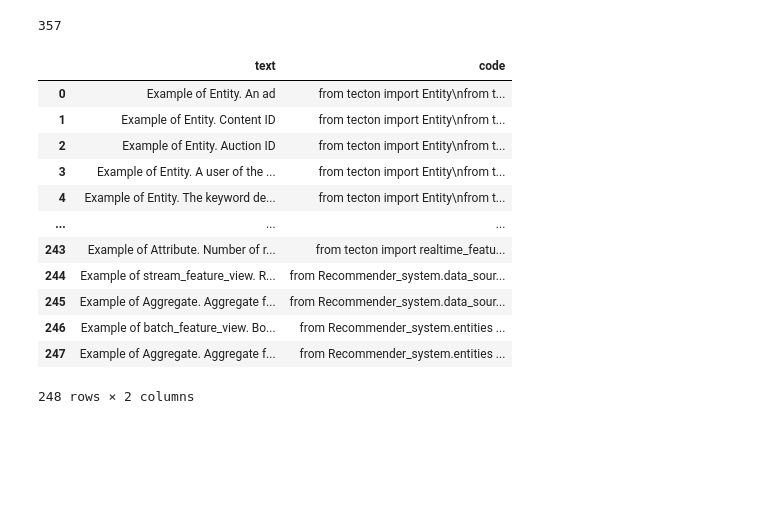
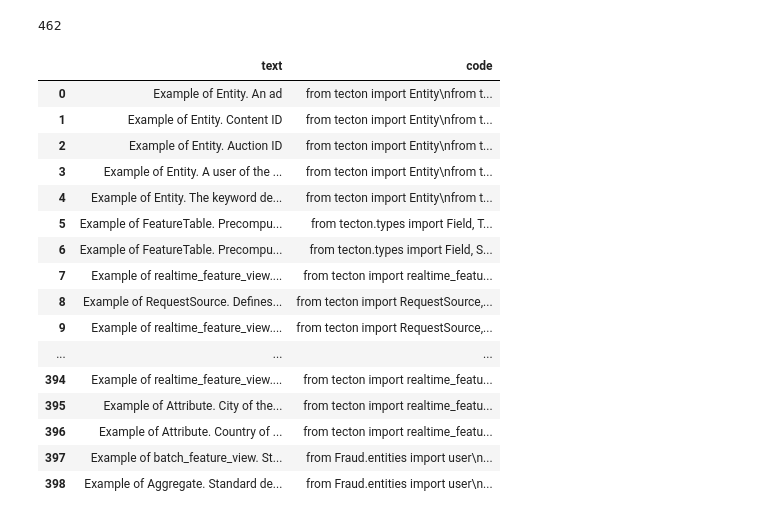
Before and after one commit to tecton-ai/tecton-sample-repo, a Jupyter notebook: genai/notebooks/ingestion.ipynb, the cells around one changed output. Cells and saved outputs as stored; diff of their text form; code cells hidden in the pictures; blank space fills up the shorter version.

Commit message:
Added more feature examples (#84)

````diff
--- a/genai/notebooks/ingestion.ipynb
+++ b/genai/notebooks/ingestion.ipynb
@@ -3,7 +16,6 @@ import re
 from unstructured.partition.md import partition_md
 from unstructured.chunking.dispatch import chunk
 from tecton_gen_ai.api import Agent
-from multiprocess import Pool
 import pandas as pd
 import os
 import tqdm
@@ -17,7 +29,7 @@ class Declarations(BaseModel):
 Each tuple contains the object/function name and the description.
 
 You should only extract:
-- Tecton classes and docorated functions
+- Tecton classes and decorated functions
 - Tecton objects embedded in other objects (e.g. SnowflakeConfig in BatchSource, Attribute and Aggregate)
 - Unit tests (set the first value in the tuple as "test")
 
@@ -25,7 +37,7 @@ Pay attention to the import statements at the beginning that tells you which obj
 
 Don't extract declarations that are commented out
 
-The description should be under 100 words
+The description should be under 150 words
 
 
 For example, with this code:
@@ -138,6 +150,35 @@ gaming_user_batch = BatchSource(
 The declarations would be:
 
 [("BatchSource", "Gaming users batch source"), ("SnowflakeConfig", "Gaming users batch source configuration")]
+
+In this code:
+```
+# The following defines several sliding time window aggregations over a user's transaction amounts
+@stream_feature_view(
+    source=transactions_stream,
+    entities=[user],
+    mode='pandas',
+    batch_schedule=timedelta(days=1), # Defines how frequently batch jobs are scheduled to ingest into the offline store
+    features=[
+        Aggregate(input_column=Field('amt', Float64), function='sum', time_window=timedelta(hours=1)),
+        Aggregate(input_column=Field('amt', Float64), function='max', time_window=timedelta(days=1)),
+        Aggregate(input_column=Field('amt', Float64), function='min', time_window=timedelta(days=3)),
+        Aggregate(input_column=Field('amt', Float64), function=approx_percentile(percentile=0.5, precision=100), time_window=timedelta(hours=1))
+    ],
+    timestamp_field='timestamp',
+    online=True,
+    offline=True,
+    feature_start_time=datetime(2022, 5, 1),
+    tags={'release': 'production'},
+    owner='demo-user@tecton.ai',
+    description='Transaction amount statistics and total over a series of time windows, updated every 10 minutes.',
+    aggregation_leading_edge=AggregationLeadingEdge.LATEST_EVENT_TIME
+)
+def user_transaction_amount_metrics(transactions):
+    return transactions[['user_id', 'amt', 'timestamp']]
+```
+
+[("Aggregate", "sum of transaction amounts over the past hour"), ("Aggregate", "max of transaction amounts over the past day"), ("Aggregate", "min of transaction amounts over the past 3 days"), ("Aggregate", "50th percentile of transaction amounts over the past hour")]
 """)
 
 agent = Agent(
@@ -164,6 +205,7 @@ def extract_declarations(folders):
     files = []
     for folder in folders:
         files+= get_py_files(folder)
+
     res = []
     for i in tqdm.tqdm(range(len(files))):
         with open(files[i], 'r') as f:
@@ -241,20 +283,29 @@ df.to_parquet("/tmp/examples.parquet")
 # %%
 len(df)
 # %% [output]
-357
+462
-# %%
-df
-# %% [output]
-|  | text | code |
-| 0 | Example of Entity. An ad | from tecton import Entity\nfrom t... |
-| 1 | Example of Entity. Content ID | from tecton import Entity\nfrom t... |
-| 2 | Example of Entity. Auction ID | from tecton import Entity\nfrom t... |
-| 3 | Example of Entity. A user of the ... | from tecton import Entity\nfrom t... |
-| 4 | Example of Entity. The keyword de... | from tecton import Entity\nfrom t... |
-| ... | ... | ... |
-| 243 | Example of Attribute. Number of r... | from tecton import realtime_featu... |
-| 244 | Example of stream_feature_view. R... | from Recommender_system.data_sour... |
-| 245 | Example of Aggregate. Aggregate f... | from Recommender_system.data_sour... |
-| 246 | Example of batch_feature_view. Bo... | from Recommender_system.entities ... |
-| 247 | Example of Aggregate. Aggregate f... | from Recommender_system.entities ... |
-248 rows × 2 columns
+# %%
+import pandas as pd
+
+# Set Pandas to display all rows
+pd.set_option('display.max_rows', 400)
+pd.set_option('display.max_colwidth', 150)
+display(df.head(400))
+# %% [output]
+|  | text | code |
+| 0 | Example of Entity. An ad | from tecton import Entity\nfrom t... |
+| 1 | Example of Entity. Content ID | from tecton import Entity\nfrom t... |
+| 2 | Example of Entity. Auction ID | from tecton import Entity\nfrom t... |
+| 3 | Example of Entity. A user of the ... | from tecton import Entity\nfrom t... |
+| 4 | Example of Entity. The keyword de... | from tecton import Entity\nfrom t... |
+| 5 | Example of FeatureTable. Precompu... | from tecton.types import Field, T... |
+| 6 | Example of FeatureTable. Precompu... | from tecton.types import Field, S... |
+| 7 | Example of realtime_feature_view.... | from tecton import realtime_featu... |
+| 8 | Example of RequestSource. Defines... | from tecton import RequestSource,... |
+| 9 | Example of realtime_feature_view.... | from tecton import RequestSource,... |
+| ... | ... | ... |
+| 394 | Example of realtime_feature_view.... | from tecton import realtime_featu... |
+| 395 | Example of Attribute. City of the... | from tecton import realtime_featu... |
+| 396 | Example of Attribute. Country of ... | from tecton import realtime_featu... |
+| 397 | Example of batch_feature_view. St... | from Fraud.entities import user\n... |
+| 398 | Example of Aggregate. Standard de... | from Fraud.entities import user\n... |
````
Also changed, not shown: parts of 1 cell of this notebook, 6 other files.
